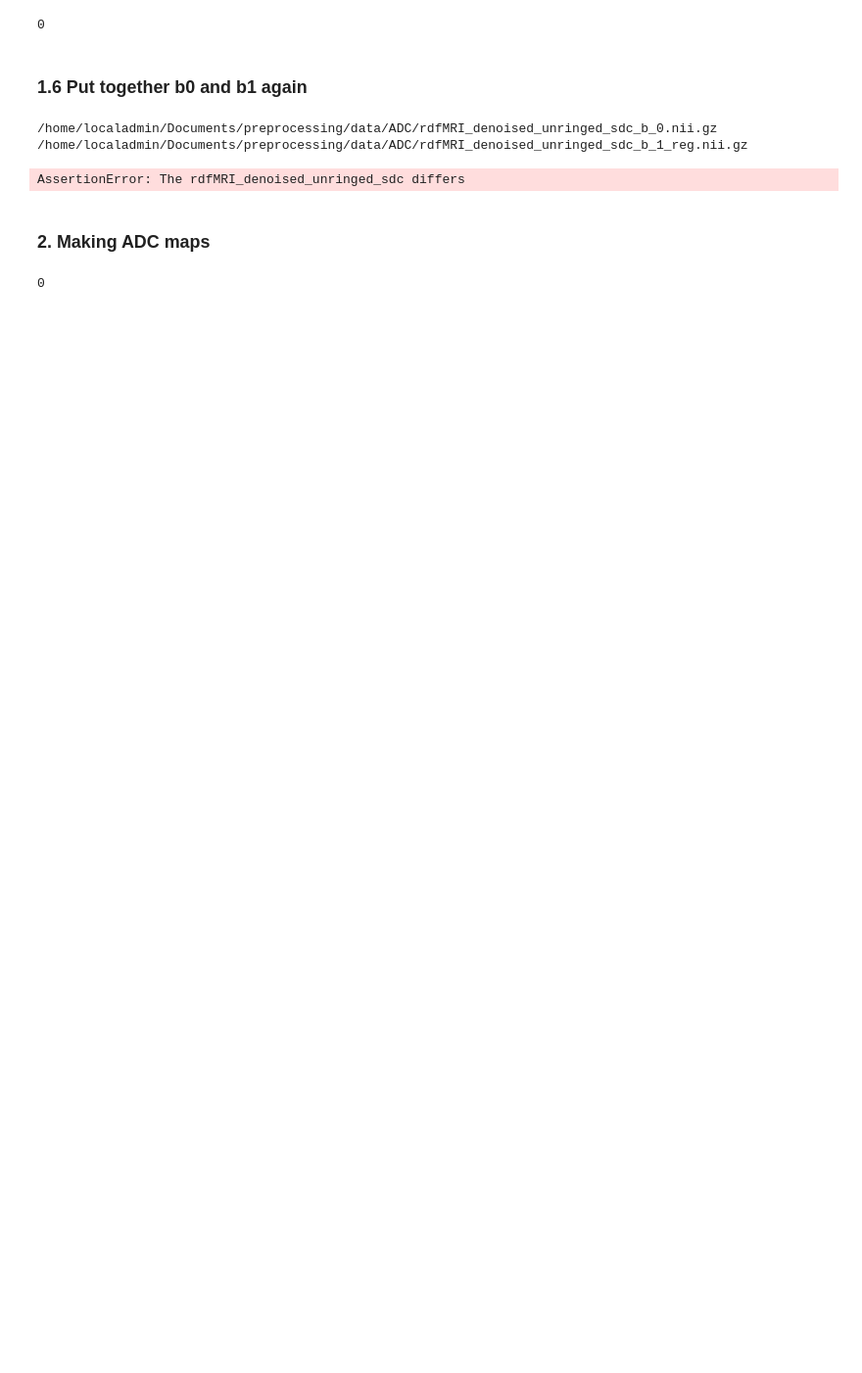
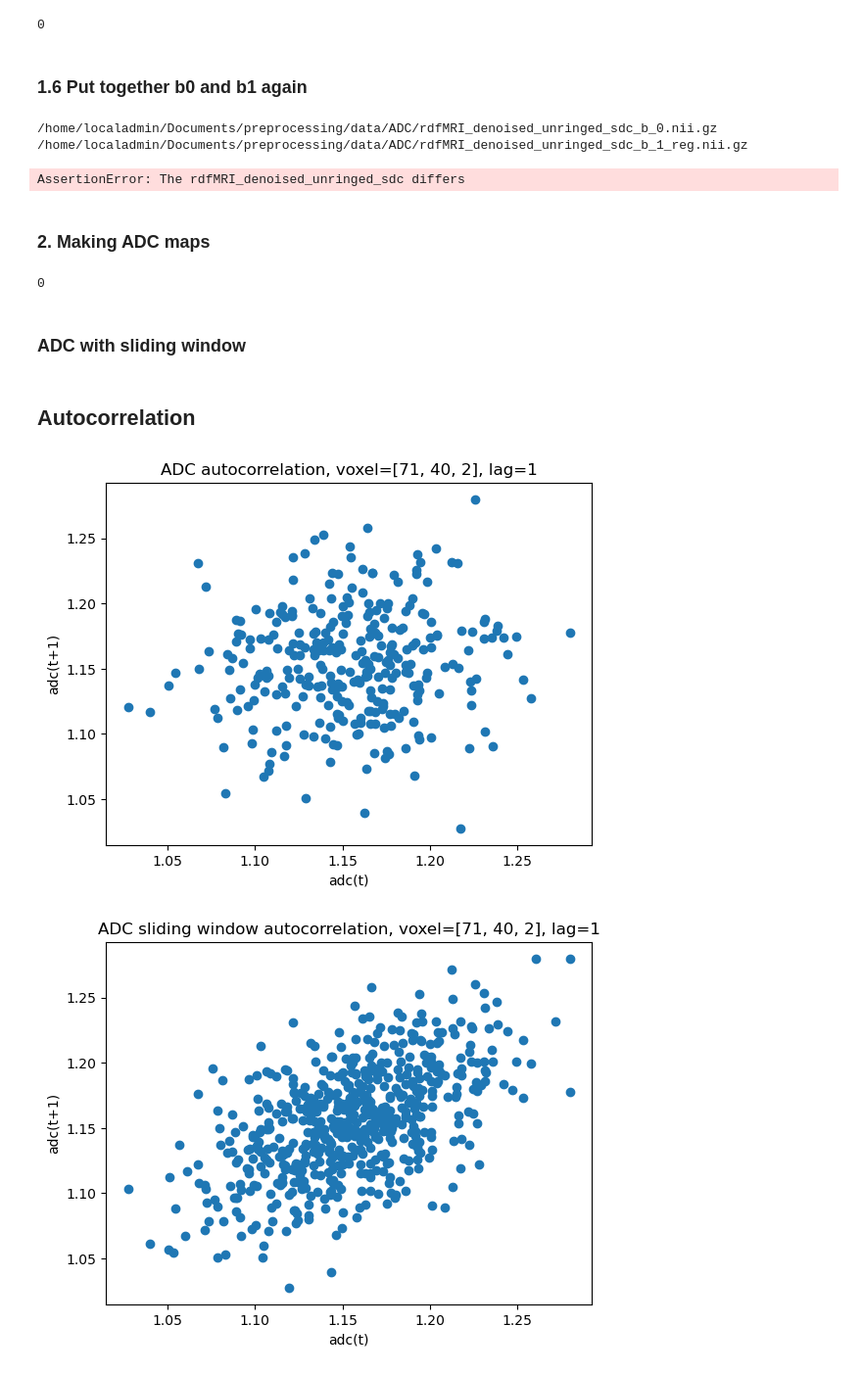
Before and after one commit to jazz031195/preprocessing, a Jupyter notebook: ADC.ipynb, the cells around one changed output. Shown: that part at 98% size. Cells and saved outputs as stored; diff of their text form; code cells hidden in the pictures; blank space fills up the shorter version.

Commit message:
ADC sliding window

```diff
--- a/ADC.ipynb
+++ b/ADC.ipynb
@@ -255,3 +255,5 @@ adc_header['xyzt_units'] = 10
 path_servor = '/home/localadmin/localdata/juradata/ijelescu/micmap/ijelescu/Dfmri_clinical/pipeline/analyses_output/BB_003_3T_cmrr_mbep2d_diff_0pt2_1_task_18s_off_12s_on_20200710180104_8/'
 affine = load_affine(path_servor + 'dfMRI_raw.nii.gz')
 save_nifti(adc, f'{cur_path}/data/ADC/adc_cmp.nii.gz', affine, adc_header)
+# %% [markdown]
+### ADC with sliding window
@@ -257,0 +313,38 @@ save_nifti(adc, f'{cur_path}/data/ADC/adc_cmp.nii.gz', affine, adc_header)
+# %% [markdown]
+## Autocorrelation
+# %%
+from statsmodels.graphics.tsaplots import plot_acf
+import matplotlib.pyplot as plt
+
+vx = [71, 40, 2]
+
+adc = nib.load(f'{cur_path}/data/ADC/adc.nii.gz')
+adc = adc.get_fdata()
+# Choose one voxel timeserie
+adc = adc[vx[0], vx[1], vx[2], :]
+d = {'adc': adc, 'time': np.arange(0, adc.shape[0], 1)}
+df_adc = pd.DataFrame(data=d).set_index(['time'])
+
+
+adc_sliding_window = nib.load(f'{cur_path}/data/ADC/adc_sliding_window.nii.gz')
+adc_sliding_window = adc_sliding_window.get_fdata()
+adc_sliding_window = adc_sliding_window[vx[0], vx[1], vx[2], :]
+d = {'adc': adc_sliding_window, 'time': np.arange(0, adc_sliding_window.shape[0], 1)}
+df_adc_sliding_window = pd.DataFrame(data=d).set_index(['time'])
+
+
+pd.plotting.lag_plot(df_adc, lag=1)
+plt.title(f'ADC autocorrelation, voxel={vx}, lag=1')
+plt.xlabel('adc(t)')
+plt.ylabel('adc(t+1)')
+plt.show()
+
+plt.figure()
+pd.plotting.lag_plot(df_adc_sliding_window, lag=1)
+plt.title(f'ADC sliding window autocorrelation, voxel={vx}, lag=1')
+plt.xlabel('adc(t)')
+plt.ylabel('adc(t+1)')
+plt.show()
+# %% [output]
+[figure, added]
+[figure, added]
```
Also changed, not shown: parts of 1 cell of this notebook, 1 other file.
